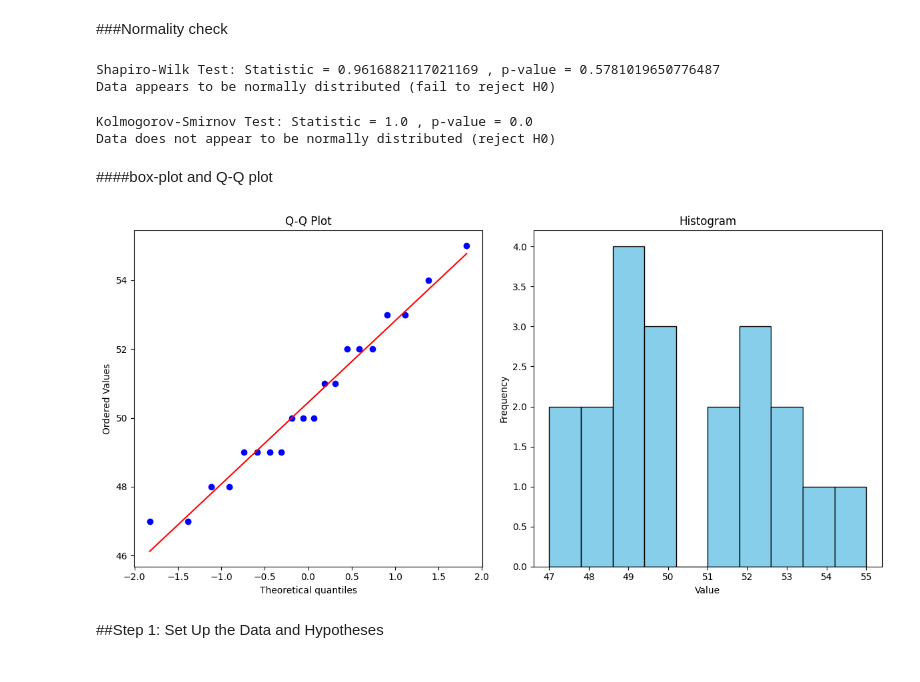
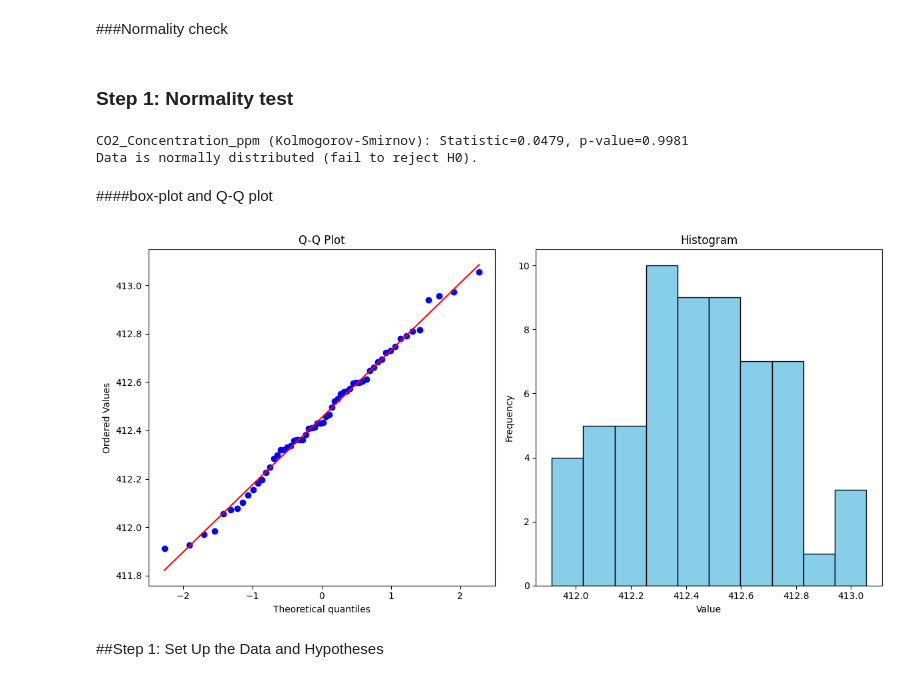
Before and after one commit to etemadism/Courses, a Jupyter notebook: 01_One_Sample_T_Test.ipynb, the cells around one changed output. Saved outputs shown, nothing was run; the diff lists cells and outputs as text; code cells hidden in the pictures.

```diff
--- a/01_One_Sample_T_Test.ipynb
+++ b/01_One_Sample_T_Test.ipynb
@@ -20,0 +40,9 @@ This hands-on approach helps students understand the mechanics of hypothesis tes
+# %%
+import numpy as np
+import matplotlib.pyplot as plt
+import scipy.stats as stats
+import pandas as pd
+from scipy.stats import shapiro, kstest, levene, f_oneway
+
+df= pd.read_csv("/content/One_sample_normal.csv")
+df
@@ -21,2 +67,4 @@ This hands-on approach helps students understand the mechanics of hypothesis tes
 # %% [markdown]
 ###Normality check
+# %% [markdown]
+### Step 1: Normality test
@@ -23,54 +86,40 @@ This hands-on approach helps students understand the mechanics of hypothesis tes
 # %%
-from scipy.stats import shapiro
-stat, p_value = shapiro(sample_data)
-print("Shapiro-Wilk Test:", "Statistic =", stat, ", p-value =", p_value)
-# Interpretation
+group_data = df['CO2_Concentration_ppm']
+
+test, stat, p_value = normality_test(group_data)
+print(f"{'CO2_Concentration_ppm'} ({test}): Statistic={stat:.4f}, p-value={p_value:.4f}")
 if p_value > 0.05:
-  print("Data appears to be normally distributed (fail to reject H0)")
-else: print("Data does not appear to be normally distributed (reject H0)")
+        print(f"Data is normally distributed (fail to reject H0).")
+else:
+        print(f"Data is not normally distributed (reject H0).")
 # %% [output]
-Shapiro-Wilk Test: Statistic = 0.9616882117021169 , p-value = 0.5781019650776487
-Data appears to be normally distributed (fail to reject H0)
+CO2_Concentration_ppm (Kolmogorov-Smirnov): Statistic=0.0479, p-value=0.9981
+Data is normally distributed (fail to reject H0).
-# %%
-from scipy.stats import kstest
-stat, p_value = kstest(sample_data, 'norm')
-print("Kolmogorov-Smirnov Test:", "Statistic =", stat, ", p-value =", p_value)
-
-# Interpretation
-if p_value > 0.05:
-  print("Data appears to be normally distributed (fail to reject H0)")
-else: print("Data does not appear to be normally distributed (reject H0)")
-# %% [output]
-Kolmogorov-Smirnov Test: Statistic = 1.0 , p-value = 0.0
-Data does not appear to be normally distributed (reject H0)
 # %% [markdown]
 ####box-plot and Q-Q plot
 # %%
 import numpy as np
 import matplotlib.pyplot as plt
 import scipy.stats as stats
 
-# Sample data
-sample_data = np.array([52, 49, 51, 53, 47, 50, 54, 55, 48, 49,
-                        51, 53, 50, 52, 49, 47, 50, 52, 48, 49])
 
 # Create figure and axes
 fig, axes = plt.subplots(1, 2, figsize=(12, 6))
 
 # Q-Q plot
-stats.probplot(sample_data, dist="norm", plot=axes[0])
+stats.probplot(group_data, dist="norm", plot=axes[0])
 axes[0].set_title("Q-Q Plot")
 
 # Histogram
-axes[1].hist(sample_data, bins=10, color='skyblue', edgecolor='black')
+axes[1].hist(group_data, bins=10, color='skyblue', edgecolor='black')
 axes[1].set_title("Histogram")
 axes[1].set_xlabel("Value")
 axes[1].set_ylabel("Frequency")
 
 # Show plots
 plt.tight_layout()
 plt.show()
 # %% [output]
-[figure, old version]
+[figure, new version]
 # %% [markdown]
 ##Step 1: Set Up the Data and Hypotheses
```
Also changed, not shown: parts of 24 cells of this notebook.
